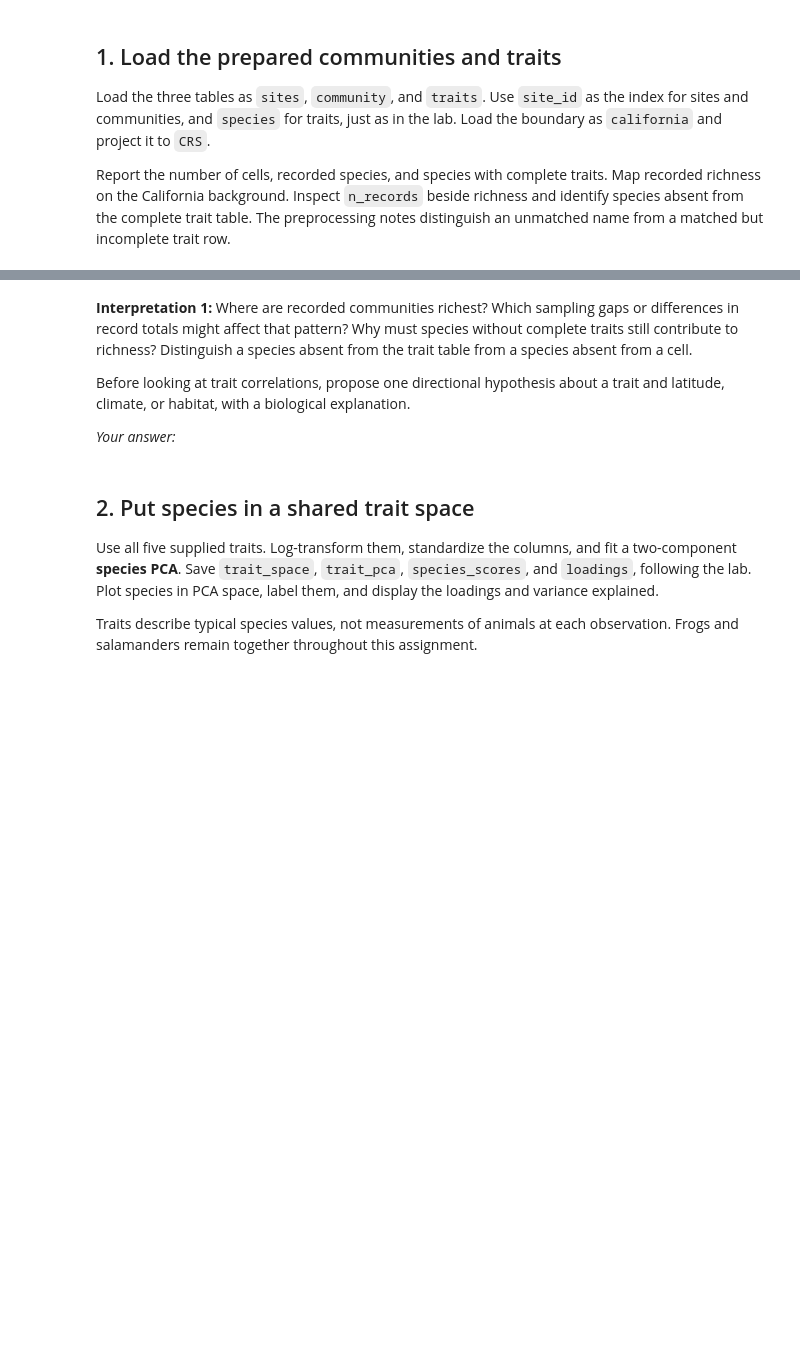
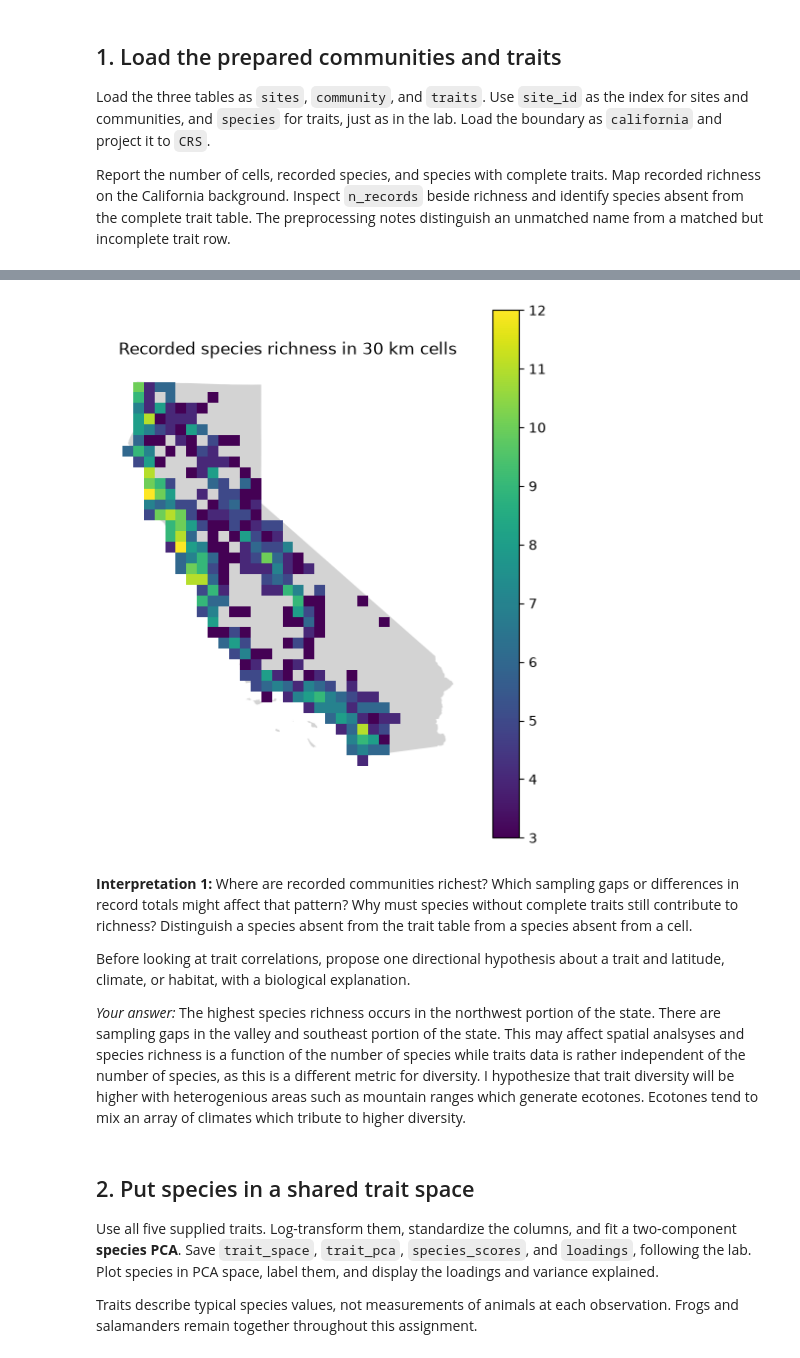
Before and after one commit to Gyrosigma/BIO597-SpatialBiodiversity, a Jupyter notebook: docs/assignments/Assignment-12-SpatialTraitVariation.ipynb, the cells around one changed output, grey strips where cells are left out. Cells and saved outputs as stored; diff of their text form; code cells hidden in the pictures; blank space fills up the shorter version.

```diff
--- a/docs/assignments/Assignment-12-SpatialTraitVariation.ipynb
+++ b/docs/assignments/Assignment-12-SpatialTraitVariation.ipynb
@@ -75,3 +75,15 @@ trait row.
 # Set the site and species indexes, as in Lab12.
 # Load california and project it to CRS.
 # Display table sizes, missing-trait species, and a richness map.
+
+sites = gpd.read_file(DATA / "CA_30KM_grid.geojson")
+sites = sites.set_index("site_id")
+community = pd.read_csv(DATA / "CA_Amphib_site_by_species.csv", index_col="site_id")
+traits = pd.read_csv(DATA / "CA_traits.csv", index_col="species")
+
+print("Grid cells:", len(sites))
+print("Recorded species:", len(community.columns))
+print("Species with complete traits:", len(traits))
+display(community.head())
+display(traits)
+display(sites.head())
@@ -78,3 +128,14 @@ trait row.
+# %%
+california = gpd.read_file("../data/CA_ShapeFiles/California_State_Boundary.shp")
+california = california.to_crs(CRS).dissolve()
+
+ax = california.plot(color="lightgray", figsize=(6, 7))
+sites.plot(ax=ax, column="richness", legend=True, figsize=(6, 7))
+ax.set_title("Recorded species richness in 30 km cells")
+ax.set_axis_off()
+plt.show()
+# %% [output]
+[figure, added]
 # %% [markdown]
 **Interpretation 1:** Where are recorded communities richest? Which sampling
 gaps or differences in record totals might affect that pattern? Why must species
@@ -84,7 +145,7 @@ absent from the trait table from a species absent from a cell.
 Before looking at trait correlations, propose one directional hypothesis about
 a trait and latitude, climate, or habitat, with a biological explanation.
 
-*Your answer:*
+*Your answer:* The highest species richness occurs in the northwest portion of the state. There are sampling gaps in the valley and southeast portion of the state. This may affect spatial analsyses and species richness is a function of the number of species while traits data is rather independent of the number of species, as this is a different metric for diversity. I hypothesize that trait diversity will be higher with heterogenious areas such as mountain ranges which generate ecotones. Ecotones tend to mix an array of climates which tribute to higher diversity.
 # %% [markdown]
 ## 2. Put species in a shared trait space
 
```
Also changed, not shown: parts of 5 cells of this notebook.
